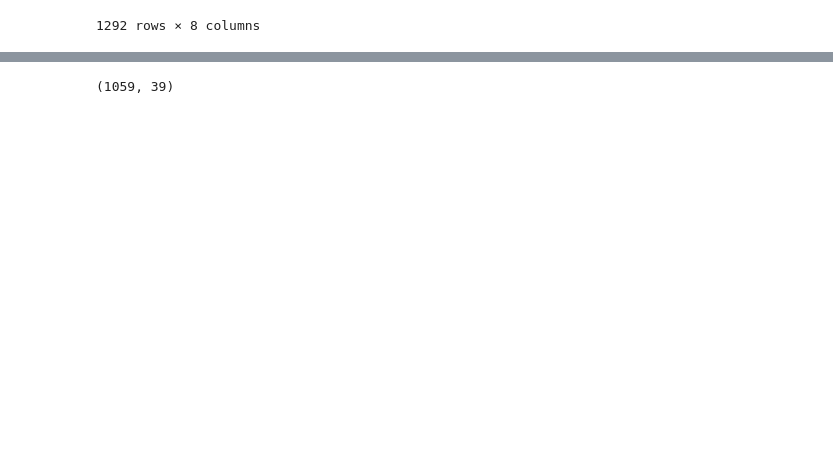
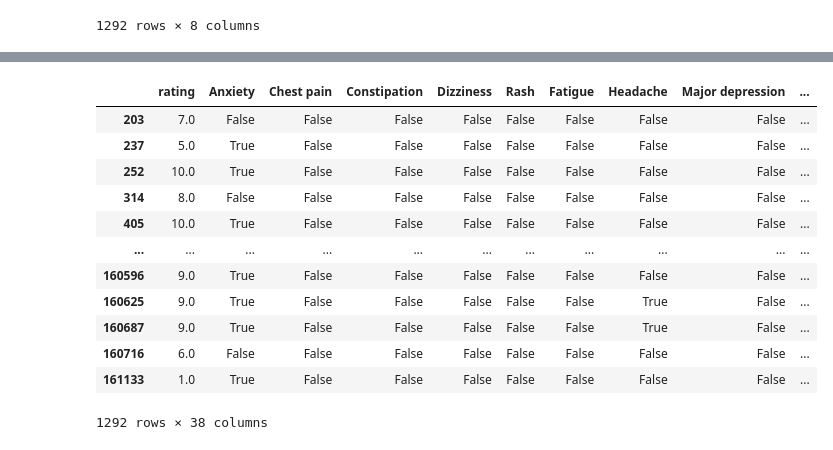
Before and after one commit to sncr0/side_effect_predictor, a Jupyter notebook: sider_extract/sider_extract_scr.ipynb, the cells around one changed output, grey strips where cells are left out. Cells and saved outputs as stored; diff of their text form; code cells hidden in the pictures; blank space fills up the shorter version.

```diff
--- a/sider_extract/sider_extract_scr.ipynb
+++ b/sider_extract/sider_extract_scr.ipynb
@@ -112,7 +126,19 @@ reg_df = reg_df[(reg_df.drop(columns=["rating"]) == True).any(axis = 1)]
 # %%
-reg_df.shape
+reg_df
 # %% [output]
+|  | rating | Anxiety | Chest pain | Constipation | Dizziness | Rash | Fatigue | Headache | Major depression | ... |
+| 203 | 7.0 | False | False | False | False | False | False | False | False | ... |
+| 237 | 5.0 | True | False | False | False | False | False | False | False | ... |
+| 252 | 10.0 | True | False | False | False | False | False | False | False | ... |
+| 314 | 8.0 | False | False | False | False | False | False | False | False | ... |
+| 405 | 10.0 | True | False | False | False | False | False | False | False | ... |
+| ... | ... | ... | ... | ... | ... | ... | ... | ... | ... | ... |
+| 160596 | 9.0 | True | False | False | False | False | False | False | False | ... |
+| 160625 | 9.0 | True | False | False | False | False | False | True | False | ... |
+| 160687 | 9.0 | True | False | False | False | False | False | True | False | ... |
+| 160716 | 6.0 | False | False | False | False | False | False | False | False | ... |
+| 161133 | 1.0 | True | False | False | False | False | False | False | False | ... |
-(1059, 39)
+1292 rows × 38 columns
 # %%
 from sklearn.model_selection import train_test_split
 from sklearn.linear_model import LinearRegression
```
Also changed, not shown: parts of 15 cells of this notebook.
